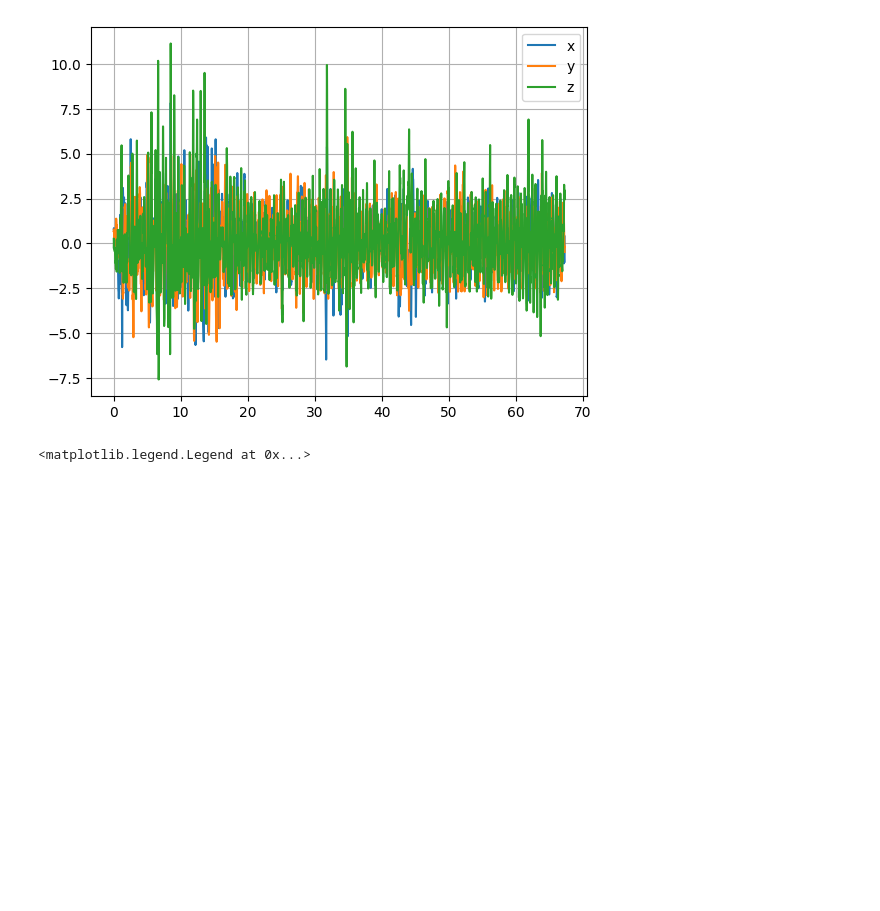
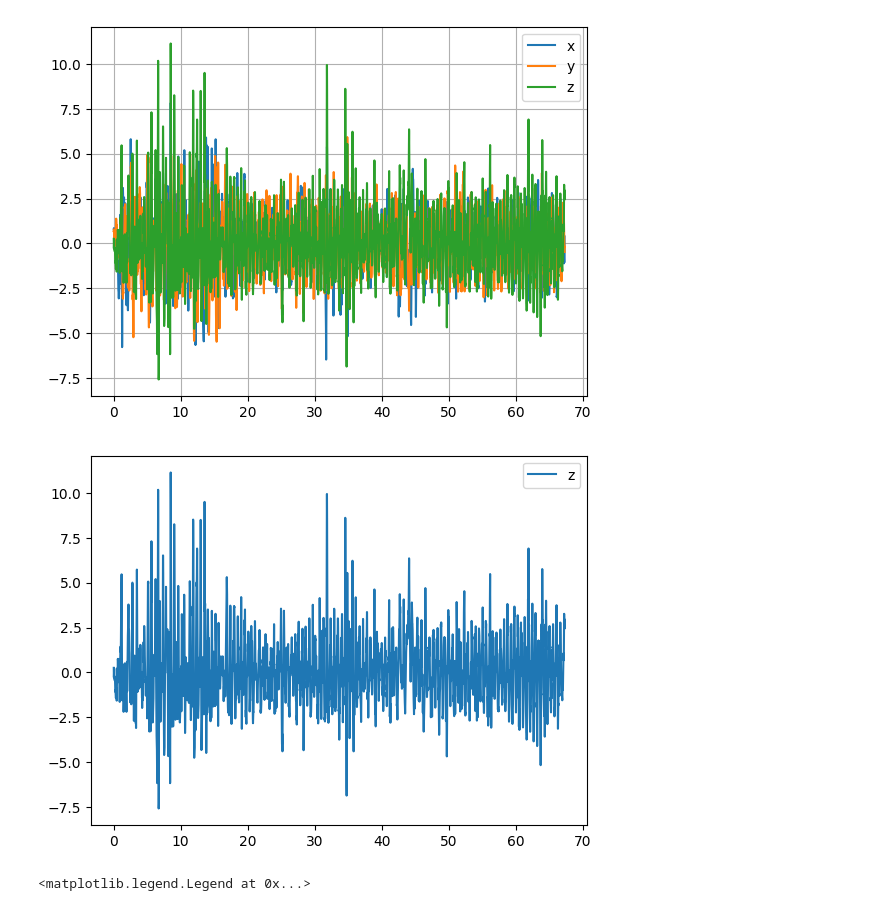
Before and after one commit to lohielisabeth/Matematiikka-ja-fysiikka-ohjelmoinnissa, a Jupyter notebook: Fysiikan vkot 2/vko2.ipynb, the cells around one changed output. Cells and saved outputs as stored; diff of their text form; code cells hidden in the pictures; blank space fills up the shorter version.

```diff
--- a/Fysiikan vkot 2/vko2.ipynb
+++ b/Fysiikan vkot 2/vko2.ipynb
@@ -7,14 +7,18 @@ df = pd.read_csv("Raw Data.csv")
 # %%
 import matplotlib.pyplot as plt
 
 plt.plot(df['Time (s)'],df['Linear Acceleration x (m/s^2)'])
 plt.plot(df['Time (s)'],df['Linear Acceleration y (m/s^2)'])
 plt.plot(df['Time (s)'],df['Linear Acceleration z (m/s^2)'])
 plt.legend(['x','y','z'])
 plt.grid()
 plt.show()
+plt.plot(df['Time (s)'],df['Linear Acceleration z (m/s^2)'])
+plt.legend(['z'])
+plt.show()
 # %% [output]
 [figure]
+[figure, added]
 # %%
 from scipy.signal import butter,filtfilt
 def butter_lowpass_filter(data, cutoff, fs, nyq, order):
```
Also changed, not shown: parts of 1 cell of this notebook, 5 other files.
